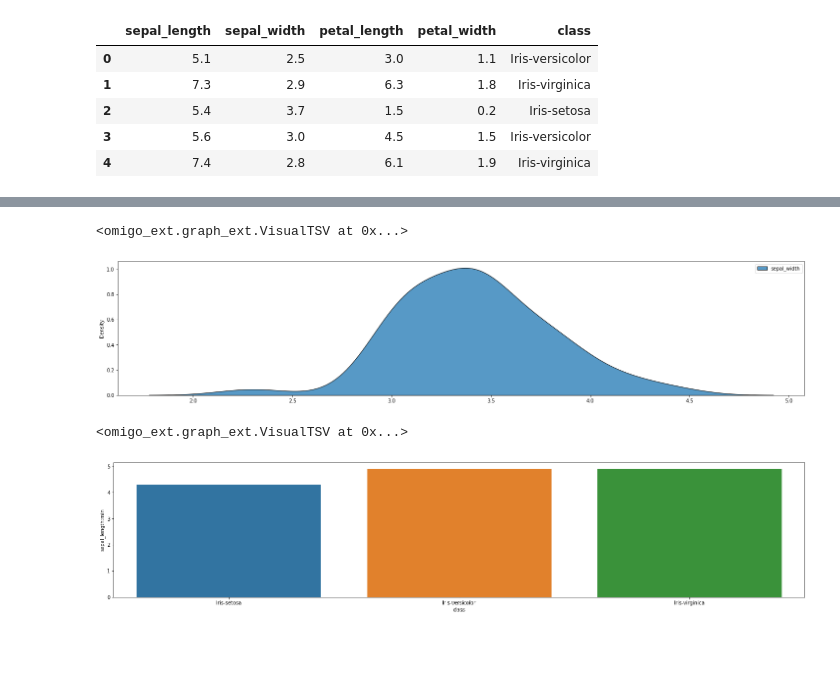
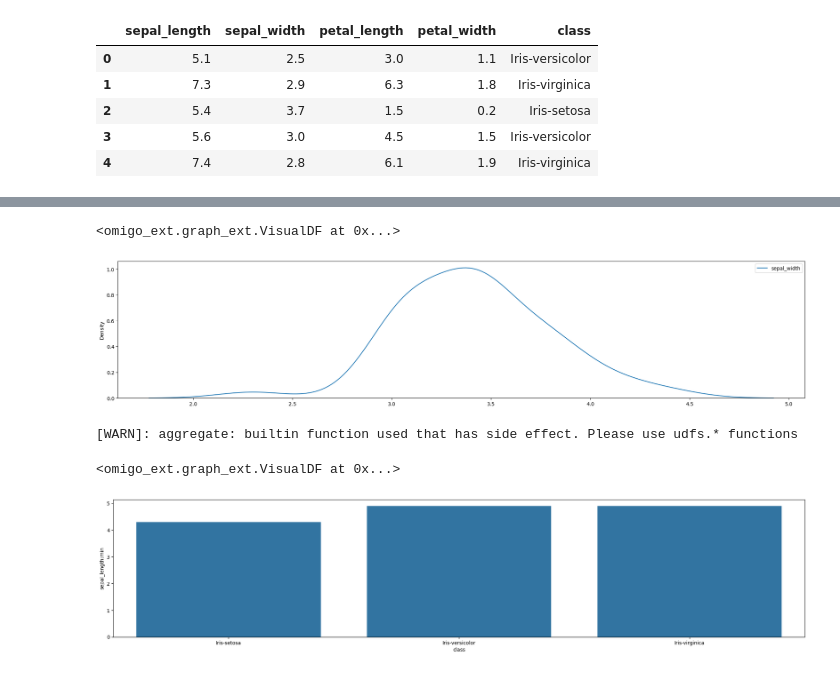
Before and after one commit to CrowdStrike/omigo-data-analytics, a Jupyter notebook: example-notebooks/charts.ipynb, the cells around one changed output, grey strips where cells are left out. Saved outputs shown, nothing was run; the diff lists cells and outputs as text; code cells hidden in the pictures; blank space fills up the shorter version.

```diff
--- a/example-notebooks/charts.ipynb
+++ b/example-notebooks/charts.ipynb
@@ -5,7 +7,7 @@ from omigo_ext import graph_ext
 # %%
 # read data. this is the famouse iris dataset
 # the read() method should be used in general that takes tsv or gz compressed tsv
-# x = tsv.read("/path/to/tsv-file.tsv.gz")
+# x = hydra.read("/path/to/tsv-file.tsv.gz")
 # or
-# x = tsv.read("s3://bucket/path/to/tsv-file.tsv.gz")
-x = tsv.read("https://github.com/CrowdStrike/omigo-data-analytics/raw/main/data/iris.tsv")
+# x = hydra.read("s3://bucket/path/to/tsv-file.tsv.gz")
+x = hydra.read(os.getcwd() + "/../data/iris.tsv.gz")
@@ -38,18 +42,19 @@ x \
 # density plot
 x \
     .eq_str("class", "Iris-setosa") \
-    .extend_class(graph_ext.VisualTSV).density("sepal_width")
+    .extend_class(graph_ext.VisualDF).density("sepal_width")
 # %% [output]
-<omigo_ext.graph_ext.VisualTSV at 0x...>
+<omigo_ext.graph_ext.VisualDF at 0x...>
-[figure, old version]
+[figure, new version]
 # %%
 # compute simple statistics and use it for visualization. Note the naming convension of appending aggregate function
 # name as suffix for the resultant column
 x \
     .aggregate("class", ["sepal_length"], [min]) \
-    .extend_class(graph_ext.VisualTSV).barchart("class", "sepal_length:min")
+    .extend_class(graph_ext.VisualDF).barchart("class", "sepal_length:min")
 # %% [output]
-<omigo_ext.graph_ext.VisualTSV at 0x...>
+[WARN]: aggregate: builtin function used that has side effect. Please use udfs.* functions
+<omigo_ext.graph_ext.VisualDF at 0x...>
-[figure, old version]
+[figure, new version]
 # %%
 # scatter plot to see relationships between different attributes
```
Also changed, not shown: parts of 7 cells of this notebook, 7 other files.
